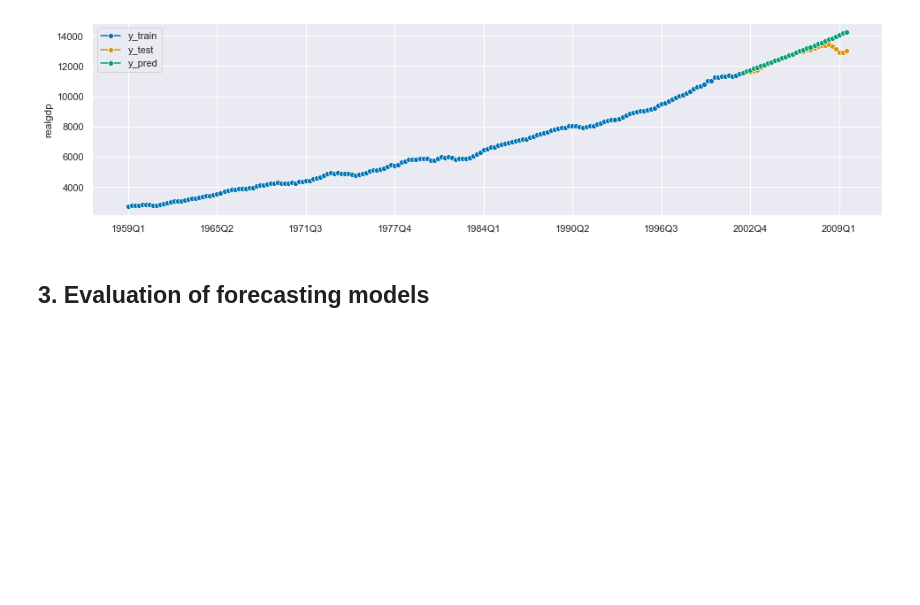
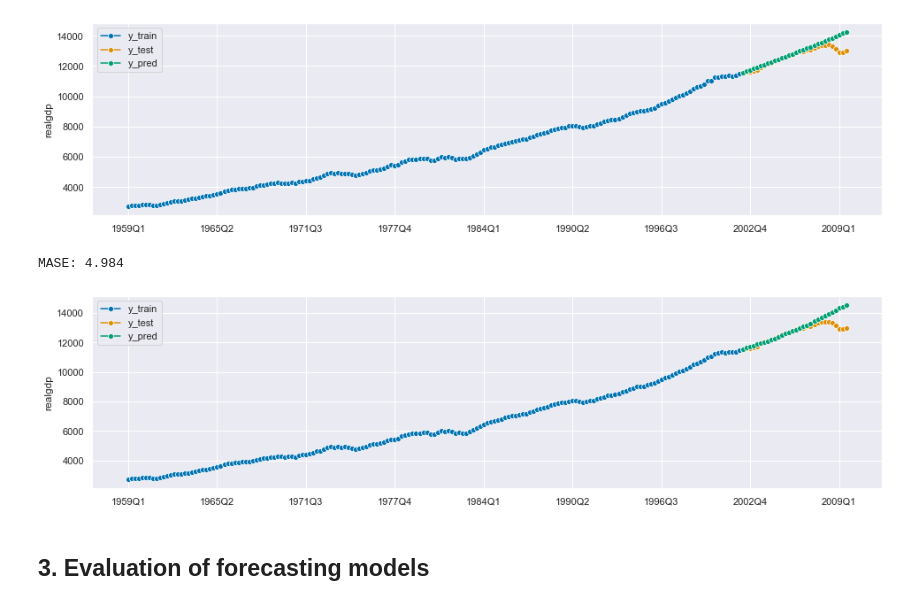
Before and after one commit to joanlenczuk/sktime_article, a Jupyter notebook: Sktime overview.ipynb, the cells around one changed output. Cells and saved outputs as stored; diff of their text form; code cells hidden in the pictures; blank space fills up the shorter version.

```diff
--- a/Sktime overview.ipynb
+++ b/Sktime overview.ipynb
@@ -240,6 +256,18 @@ plot_series(y_train, y_test, y_pred, labels=["y_train", "y_test", "y_pred"]);
 # %% [output]
 MASE: 4.104
 [figure]
+# %%
+#direct reduction strategy
+regressor = LinearRegression()
+forecaster = DirectTabularRegressionForecaster(estimator=regressor, window_length=4)
+forecaster.fit(y=y_train, fh=fh_abs)
+y_pred = forecaster.predict()
+
+print(f"MASE: {round(mean_absolute_scaled_error(y_true=y_test, y_pred=y_pred, y_train=y_train), 3)}")
+plot_series(y_train, y_test, y_pred, labels=["y_train", "y_test", "y_pred"]);
+# %% [output]
+MASE: 4.984
+[figure, added]
 # %% [markdown]
 ## 3. Evaluation of forecasting models
 # %% [markdown]
```
Also changed, not shown: parts of 35 cells of this notebook.
